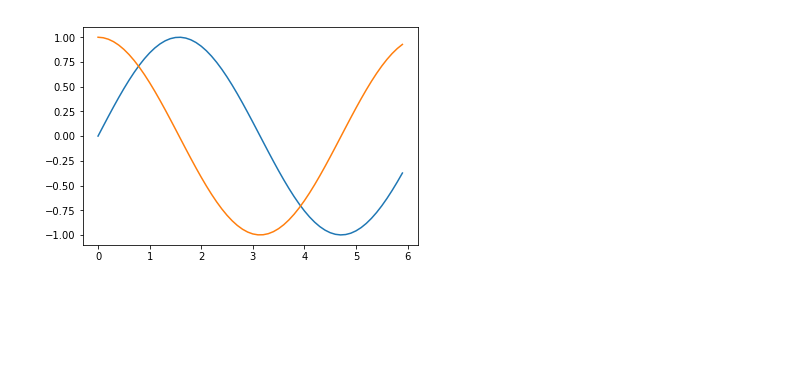
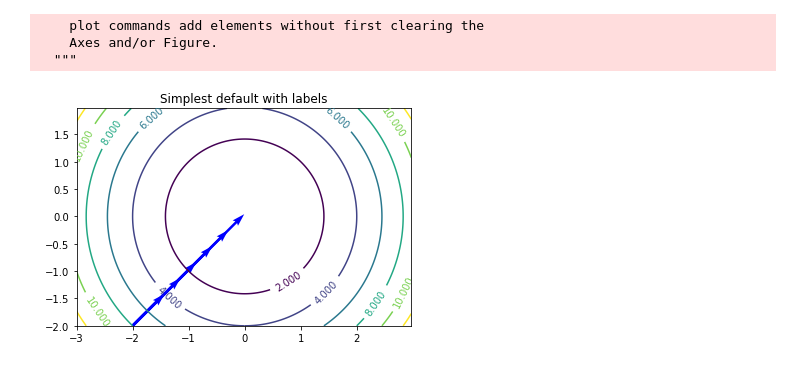
Before and after one commit to mingyi03271998/AI10530053, a Jupyter notebook: Untitled1.ipynb, the cells around one changed output. Drawn from its saved outputs; the diff is of its cells as text; code cells hidden in the pictures; blank space fills up the shorter version.

```diff
--- a/Untitled1.ipynb
+++ b/Untitled1.ipynb
@@ -1,16 +1,30 @@
-# %%
-# %load sin_graph.py
-import numpy as np
-import matplotlib.pyplot as plt
-
-# data
-x = np.arange(0, 6, 0.1)
-y = np.sin(x)
-z = np.cos(x)
-
-# plot graph
-plt.plot(x, y)
-plt.plot(x, z)
-plt.show()
-# %% [output]
-[figure, removed]
+# %%
+import matplotlib
+import numpy as np
+import matplotlib.cm as cm
+import matplotlib.pyplot as plt
+
+
+delta = 0.025
+x = np.arange(-3.0, 3.0, delta)
+y = np.arange(-2.0, 2.0, delta)
+X, Y = np.meshgrid(x, y)
+Z = X*X+Y*Y
+# %%
+fig, ax = plt.subplots()
+CS = ax.contour(X, Y, Z)
+ax.clabel(CS, inline=1, fontsize=10)
+ax.set_title('Simplest default with labels')
+plt.hold(True)
+
+
+V = np.array([[2,0],[3,0],[4,1],[5,1],[6,1],[7,1]])
+origin = [-2], [-2] # origin point
+
+plt.quiver(*origin, V[:,0], V[:,0], color=['b','b','b'], scale=21)
+plt.show()
+# %% [output]
+    plot commands add elements without first clearing the
+    Axes and/or Figure.
+  """
+[figure, added]
```
Also changed, not shown: parts of 1 cell of this notebook.
